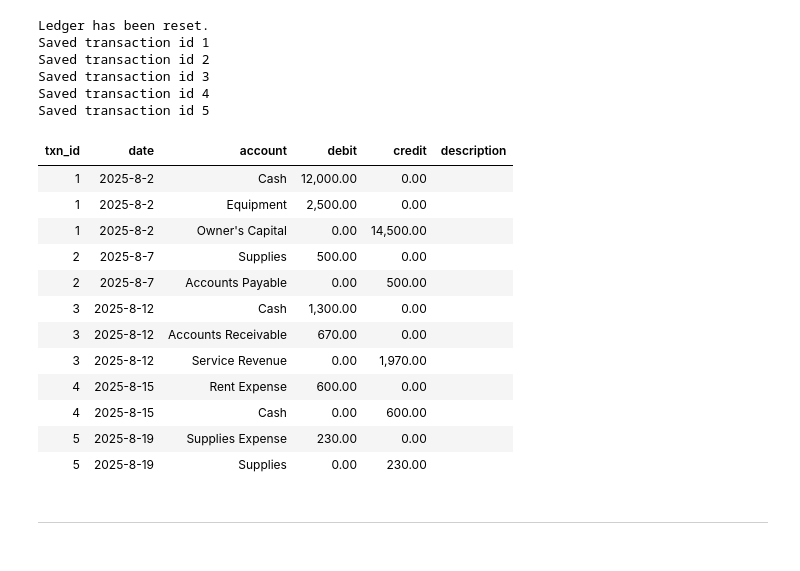
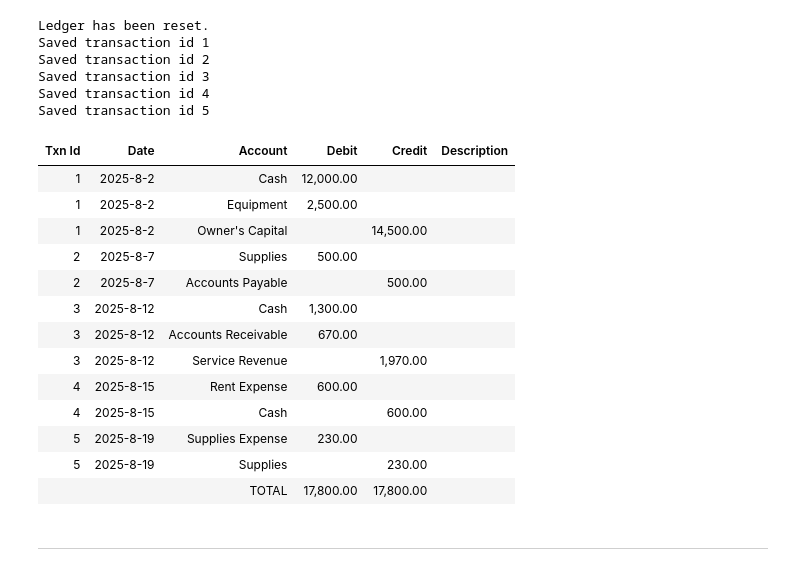
Before and after one commit to ekmartinez/Accounting, a Jupyter notebook: 01_The_Accounting_Information_System/01_The_Accounting_Information_System_Brief_Exercises.ipynb, the cells around one changed output. Drawn from its saved outputs; the diff is of its cells as text; code cells hidden in the pictures.

```diff
--- a/01_The_Accounting_Information_System/01_The_Accounting_Information_System_Brief_Exercises.ipynb
+++ b/01_The_Accounting_Information_System/01_The_Accounting_Information_System_Brief_Exercises.ipynb
@@ -22,6 +22,36 @@ from ledger import Ledger
 def months_elapsed(payment_date: date, entry_date: date) -> int:
     """Used to get the number of months elapsed"""
     return (entry_date.year - payment_date.year) * 12 + (entry_date.month - payment_date.month) + 1
+
+def format_ledger_table(ledger, currency=True):
+    """
+    Takes a Ledger, returns a formatted DataFrame with a TOTAL row,
+    ready to display with display(HTML(...)).
+    Set currency=False to keep raw numbers (e.g., for further calculations).
+    """
+    table = ledger.to_table()
+
+    totals = pd.DataFrame([{
+        "txn_id": "",
+        "date": "",
+        "account": "TOTAL",
+        "debit": table["debit"].sum(),
+        "credit": table["credit"].sum(),
+        "description": "",
+    }])
+    table_with_total = pd.concat([table, totals], ignore_index=True)
+
+    if currency:
+        table_with_total["debit"] = table_with_total["debit"].apply(
+            lambda x: f"{x:,.2f}" if x != "" and x != 0 else ""
+        )
+        table_with_total["credit"] = table_with_total["credit"].apply(
+            lambda x: f"{x:,.2f}" if x != "" and x != 0 else ""
+        )
+
+    table_with_total.columns = [col.replace("_", " ").title() for col in table_with_total.columns]
+
+    return table_with_total
 # %% [markdown]
 ---
 # %% [markdown]
@@ -161,25 +190,24 @@ Saved transaction id 2
 Saved transaction id 3
 Saved transaction id 4
 Saved transaction id 5
-# %%
-entries = agazzi.to_table()
-entries["debit"] = entries["debit"].apply(lambda x: f"{x:,.2f}")
-entries["credit"] = entries["credit"].apply(lambda x: f"{x:,.2f}")
-display(HTML(entries.to_html(index=False)))
-# %% [output]
-| txn_id | date | account | debit | credit | description |
-| 1 | 2025-8-2 | Cash | 12,000.00 | 0.00 |  |
-| 1 | 2025-8-2 | Equipment | 2,500.00 | 0.00 |  |
-| 1 | 2025-8-2 | Owner's Capital | 0.00 | 14,500.00 |  |
-| 2 | 2025-8-7 | Supplies | 500.00 | 0.00 |  |
-| 2 | 2025-8-7 | Accounts Payable | 0.00 | 500.00 |  |
-| 3 | 2025-8-12 | Cash | 1,300.00 | 0.00 |  |
-| 3 | 2025-8-12 | Accounts Receivable | 670.00 | 0.00 |  |
-| 3 | 2025-8-12 | Service Revenue | 0.00 | 1,970.00 |  |
-| 4 | 2025-8-15 | Rent Expense | 600.00 | 0.00 |  |
-| 4 | 2025-8-15 | Cash | 0.00 | 600.00 |  |
-| 5 | 2025-8-19 | Supplies Expense | 230.00 | 0.00 |  |
-| 5 | 2025-8-19 | Supplies | 0.00 | 230.00 |  |
+# %%
+
+display(HTML(format_ledger_table(agazzi).to_html(index=False)))
+# %% [output]
+| Txn Id | Date | Account | Debit | Credit | Description |
+| 1 | 2025-8-2 | Cash | 12,000.00 |  |  |
+| 1 | 2025-8-2 | Equipment | 2,500.00 |  |  |
+| 1 | 2025-8-2 | Owner's Capital |  | 14,500.00 |  |
+| 2 | 2025-8-7 | Supplies | 500.00 |  |  |
+| 2 | 2025-8-7 | Accounts Payable |  | 500.00 |  |
+| 3 | 2025-8-12 | Cash | 1,300.00 |  |  |
+| 3 | 2025-8-12 | Accounts Receivable | 670.00 |  |  |
+| 3 | 2025-8-12 | Service Revenue |  | 1,970.00 |  |
+| 4 | 2025-8-15 | Rent Expense | 600.00 |  |  |
+| 4 | 2025-8-15 | Cash |  | 600.00 |  |
+| 5 | 2025-8-19 | Supplies Expense | 230.00 |  |  |
+| 5 | 2025-8-19 | Supplies |  | 230.00 |  |
+|  |  | TOTAL | 17,800.00 | 17,800.00 |  |
 # %% [markdown]
 ---
 # %% [markdown]
```
Also changed, not shown: parts of 27 cells of this notebook.
